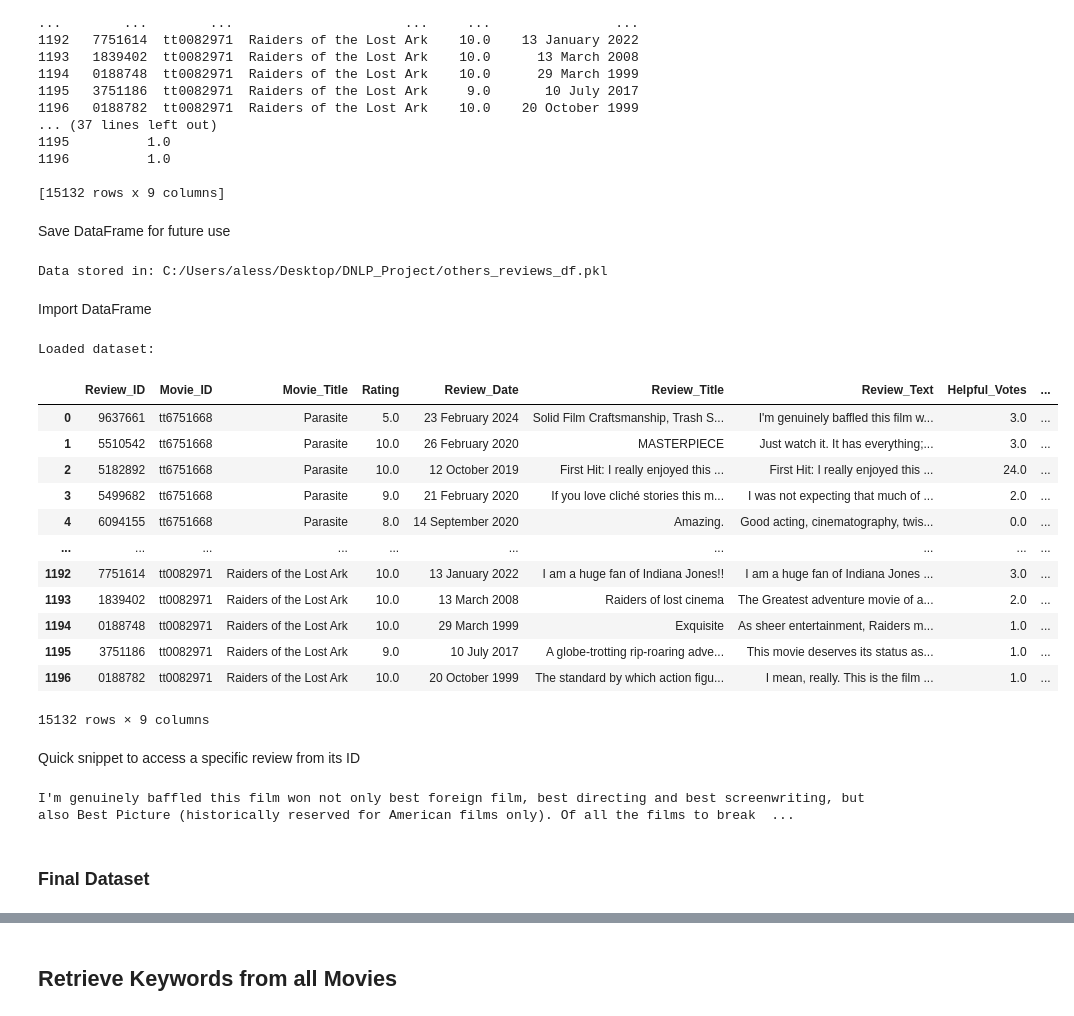
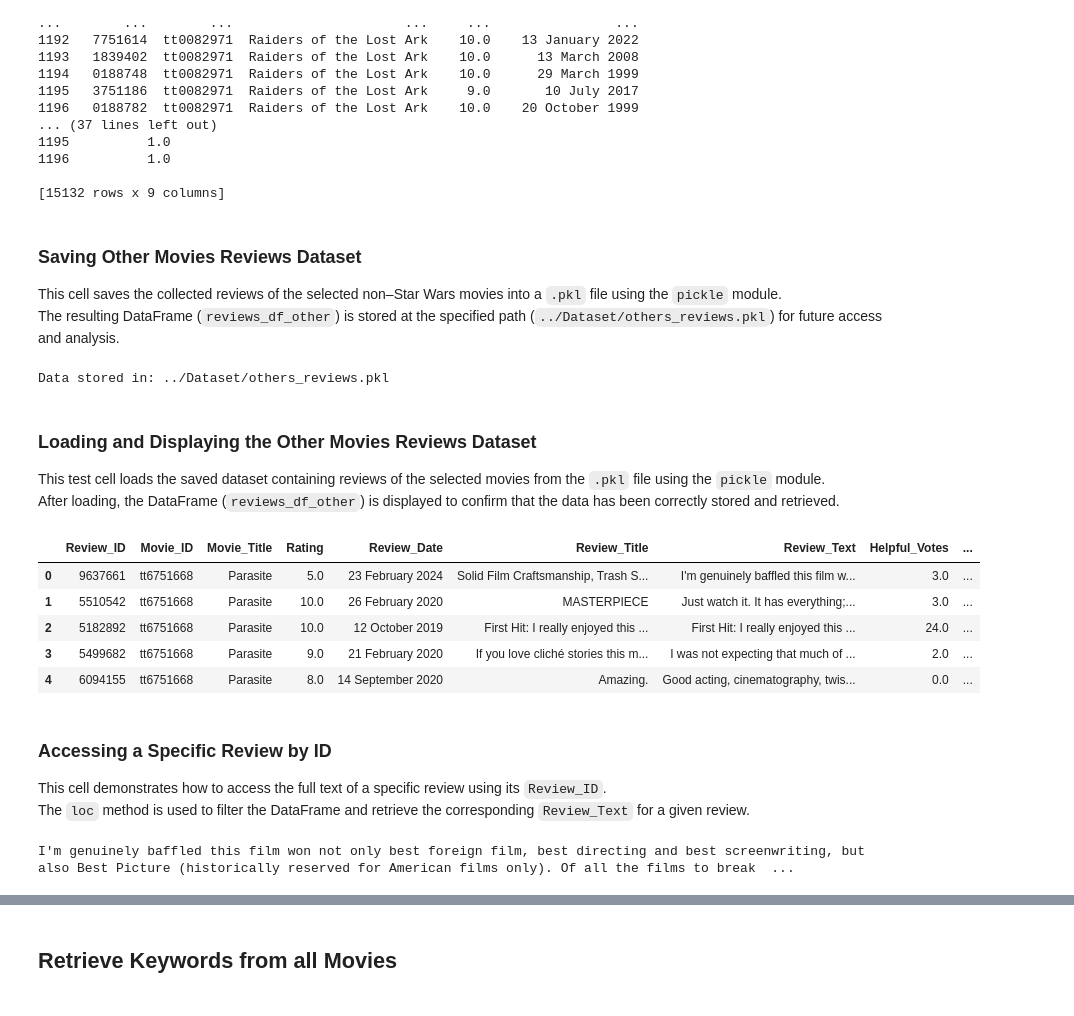
Before and after one commit to Manuele23/DNLP-KeyBert, a Jupyter notebook: Dataset Creation/Dataset_Creation - Complete Dataset.ipynb, the cells around one changed output, grey strips where cells are left out. Cells and saved outputs as stored; diff of their text form; code cells hidden in the pictures.

```diff
--- a/Dataset Creation/Dataset_Creation - Complete Dataset.ipynb
+++ b/Dataset Creation/Dataset_Creation - Complete Dataset.ipynb
@@ -115,12 +177,11 @@ Import the DataFrame
 # %%
-import pickle
+# File path
+file_path = "../Dataset/sw_reviews.pkl"
 
-# File path
-file_path = "C:/Users/aless/Desktop/DNLP_Project/sw_reviews_df.pkl"
-
+# Load data
 with open(file_path, 'rb') as file:
     reviews_df_sw = pickle.load(file)
 
-print("Loaded dataset:")
-display(reviews_df_sw)
+# Display the first few rows of the DataFrame
+reviews_df_sw.head()
 # %% [output]
@@ -151,0 +209,8 @@ It was a long time ago when I first saw Star Wars, I watched it as part of the t
+# %%
+# OTHER MOVIES
+list_of_movies_ids_others = ['6751668', # Parasite
+                             '0060196', # The Good, the Bad and the Ugly
+                             '0241527', # Harry Potter and the Sorcerer's Stone
+                             '15398776', # Oppenheimer
+                             '3783958', # La La Land
+                             '0082971'] # Raiders of the Lost Ark
@@ -152,16 +223,26 @@ It was a long time ago when I first saw Star Wars, I watched it as part of the t
 # %%
+# Initialize the Retriever instance
 retriever = Retriever()
 
 # Start with an empty DataFrame
 reviews_df_other = pd.DataFrame()
 
+# Loop through each movie ID and retrieve reviews
 for movie_id in list_of_movies_ids_others:
 
+    # Retrieve review IDs for the current movie
     review_ids = retriever.get_reviews_ids_from_movie_id(movie_id)
 
+    # If no reviews are found, skip to the next movie
+    if not review_ids:
+        print(f'No reviews found for movie ID {movie_id}. Skipping...')
+        continue
+
+    # Print the retrieved review IDs
     print('From the movie ' + str(movie_id) + ' were retrieved the following reviews:')
     print(review_ids)
 
+    # Retrieve reviews as a DataFrame and concatenate it to the main DataFrame
     temp_df = retriever.get_reviews_dataframe_from_set_of_review_ids(review_ids)
     reviews_df_other = pd.concat([reviews_df_other,temp_df], ignore_index=False)
 
@@ -196,13 +277,14 @@ From the movie 0082971 were retrieved the following reviews:
 1196          1.0
 
 [15132 rows x 9 columns]
-# %% [markdown]
-Save DataFrame for future use
+# %% [markdown]
+### Saving Other Movies Reviews Dataset
+
+This cell saves the collected reviews of the selected non–Star Wars movies into a `.pkl` file using the `pickle` module.
+The resulting DataFrame (`reviews_df_other`) is stored at the specified path (`../Dataset/others_reviews.pkl`) for future access and analysis.
 # %%
-import pickle
-
 # File path
-file_path = "C:/Users/aless/Desktop/DNLP_Project/others_reviews_df.pkl"
+file_path = "../Dataset/others_reviews.pkl"
 
 # Save data
 with open(file_path, "wb") as file:
@@ -210,37 +292,34 @@ with open(file_path, "wb") as file:
 
 print(f"Data stored in: {file_path}")
 # %% [output]
-Data stored in: C:/Users/aless/Desktop/DNLP_Project/others_reviews_df.pkl
+Data stored in: ../Dataset/others_reviews.pkl
-# %% [markdown]
-Import DataFrame
+# %% [markdown]
+### Loading and Displaying the Other Movies Reviews Dataset
+
+This test cell loads the saved dataset containing reviews of the selected movies from the `.pkl` file using the `pickle` module.
+After loading, the DataFrame (`reviews_df_other`) is displayed to confirm that the data has been correctly stored and retrieved.
 # %%
-import pickle
+# File path
+file_path = "../Dataset/others_reviews.pkl"
 
-# File path
-file_path = "C:/Users/aless/Desktop/DNLP_Project/others_reviews_df.pkl"
-
+# Load data
 with open(file_path, 'rb') as file:
     reviews_df_other = pickle.load(file)
 
-print("Loaded dataset:")
-display(reviews_df_other)
+# Display the first few rows of the DataFrame
+reviews_df_other.head()
 # %% [output]
-Loaded dataset:
 |  | Review_ID | Movie_ID | Movie_Title | Rating | Review_Date | Review_Title | Review_Text | Helpful_Votes | ... |
 | 0 | 9637661 | tt6751668 | Parasite | 5.0 | 23 February 2024 | Solid Film Craftsmanship, Trash S... | I'm genuinely baffled this film w... | 3.0 | ... |
 | 1 | 5510542 | tt6751668 | Parasite | 10.0 | 26 February 2020 | MASTERPIECE | Just watch it. It has everything;... | 3.0 | ... |
 | 2 | 5182892 | tt6751668 | Parasite | 10.0 | 12 October 2019 | First Hit: I really enjoyed this ... | First Hit: I really enjoyed this ... | 24.0 | ... |
 | 3 | 5499682 | tt6751668 | Parasite | 9.0 | 21 February 2020 | If you love cliché stories this m... | I was not expecting that much of ... | 2.0 | ... |
 | 4 | 6094155 | tt6751668 | Parasite | 8.0 | 14 September 2020 | Amazing. | Good acting, cinematography, twis... | 0.0 | ... |
-| ... | ... | ... | ... | ... | ... | ... | ... | ... | ... |
-| 1192 | 7751614 | tt0082971 | Raiders of the Lost Ark | 10.0 | 13 January 2022 | I am a huge fan of Indiana Jones!! | I am a huge fan of Indiana Jones ... | 3.0 | ... |
-| 1193 | 1839402 | tt0082971 | Raiders of the Lost Ark | 10.0 | 13 March 2008 | Raiders of lost cinema | The Greatest adventure movie of a... | 2.0 | ... |
-| 1194 | 0188748 | tt0082971 | Raiders of the Lost Ark | 10.0 | 29 March 1999 | Exquisite | As sheer entertainment, Raiders m... | 1.0 | ... |
-| 1195 | 3751186 | tt0082971 | Raiders of the Lost Ark | 9.0 | 10 July 2017 | A globe-trotting rip-roaring adve... | This movie deserves its status as... | 1.0 | ... |
-| 1196 | 0188782 | tt0082971 | Raiders of the Lost Ark | 10.0 | 20 October 1999 | The standard by which action figu... | I mean, really. This is the film ... | 1.0 | ... |
-15132 rows × 9 columns
-# %% [markdown]
-Quick snippet to access a specific review from its ID
+# %% [markdown]
+### Accessing a Specific Review by ID
+
+This cell demonstrates how to access the full text of a specific review using its `Review_ID`.
+The `loc` method is used to filter the DataFrame and retrieve the corresponding `Review_Text` for a given review.
 # %%
 # To access a specific review use the Review_ID in combination with the loc method
 
@@ -248,5 +327,3 @@ specific_text = reviews_df_other.loc[reviews_df_other['Review_ID'] == '9637661',
 print(specific_text)
 # %% [output]
 I'm genuinely baffled this film won not only best foreign film, best directing and best screenwriting, but also Best Picture (historically reserved for American films only). Of all the films to break  ...
-# %% [markdown]
-### Final Dataset
```
Also changed, not shown: parts of 32 cells of this notebook, 7 other files.
